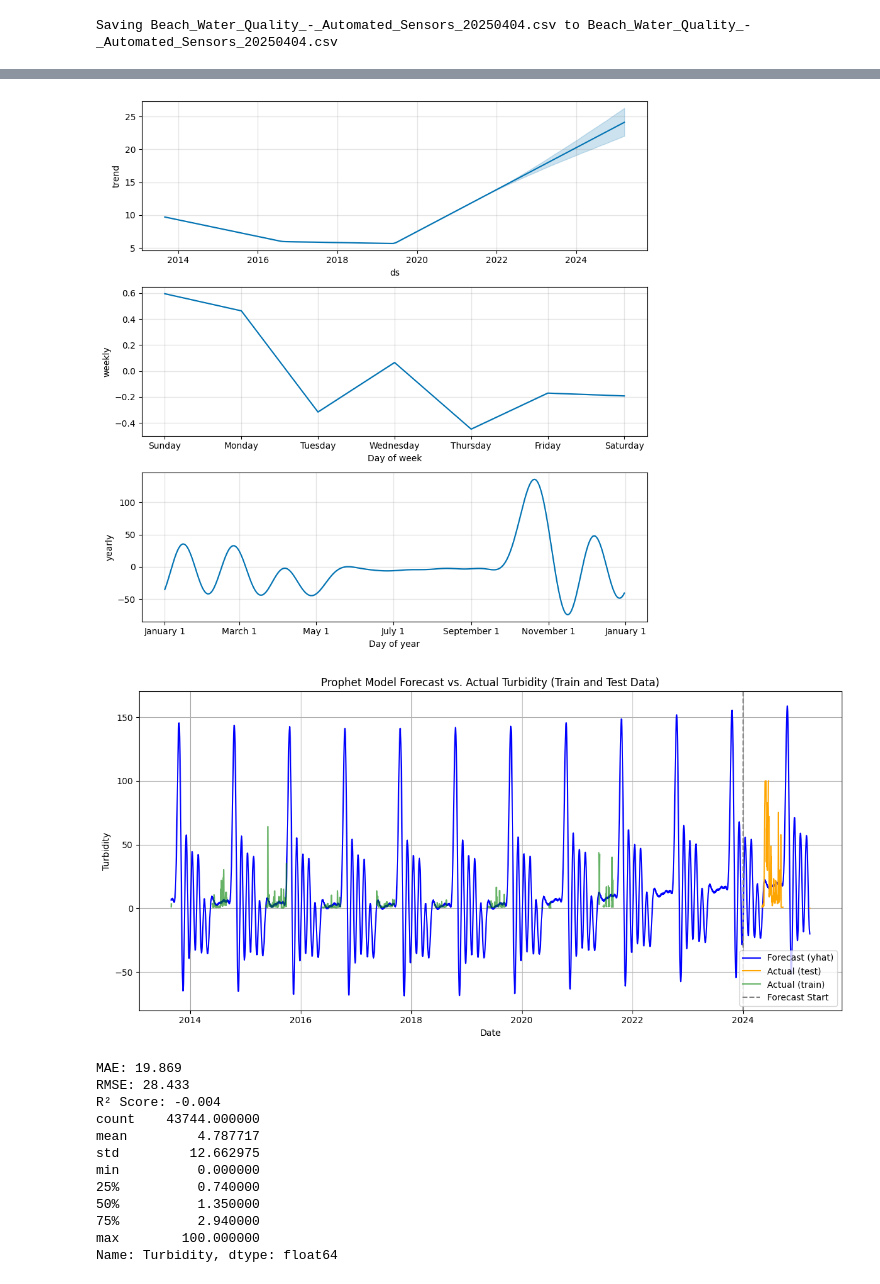
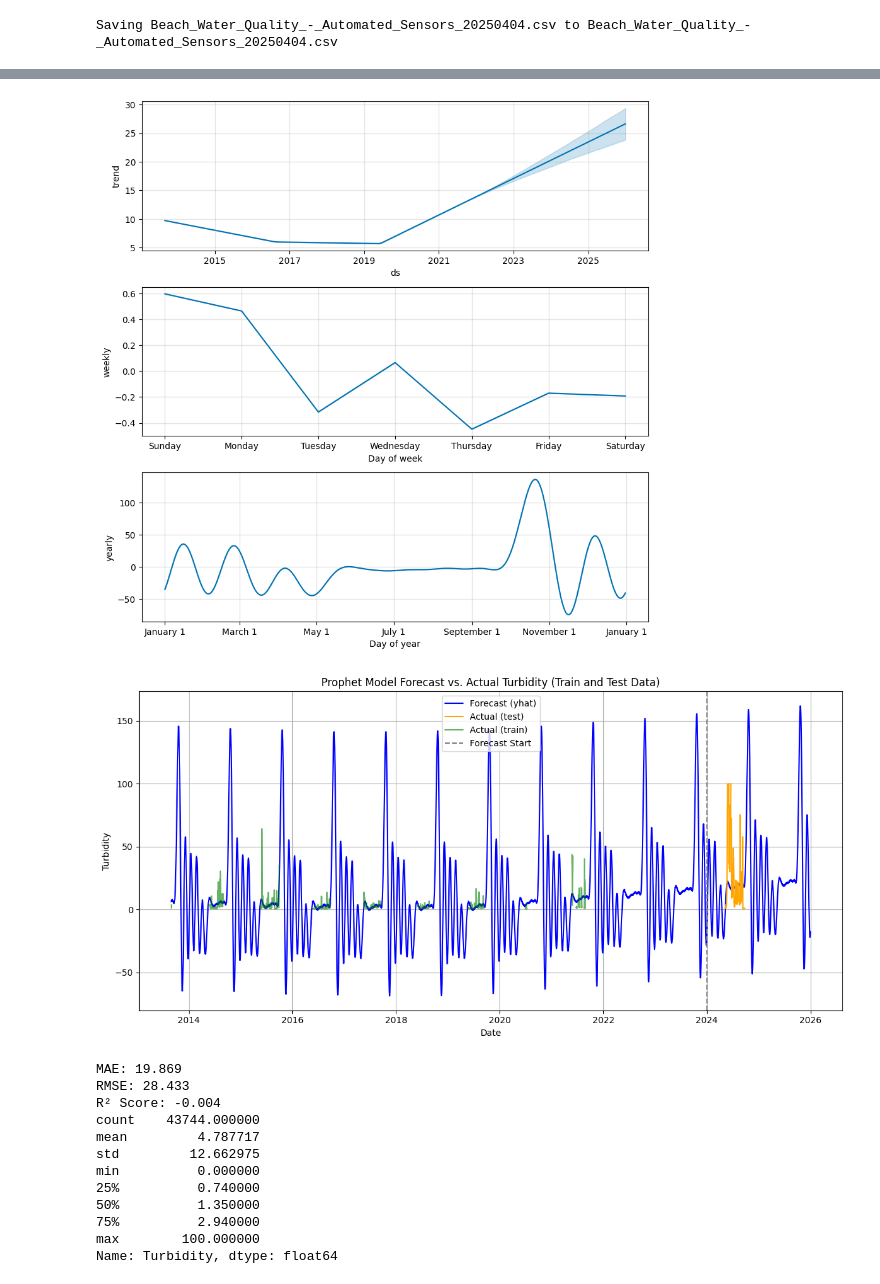
Before and after one commit to adedoyin-a/water-pollution-prediction, a Jupyter notebook: Water_Quality_Time_Series_Forecasting_with_Prophet.ipynb, the cells around one changed output, grey strips where cells are left out. Cells and saved outputs as stored; diff of their text form; code cells hidden in the pictures.

```diff
--- a/Water_Quality_Time_Series_Forecasting_with_Prophet.ipynb
+++ b/Water_Quality_Time_Series_Forecasting_with_Prophet.ipynb
@@ -49,9 +49,6 @@ df['Measurement Timestamp'] = pd.to_datetime(df['Measurement Timestamp'])
 
 df_daily = df.set_index('Measurement Timestamp').resample('D').mean().reset_index()
 
-# Apply log transformation to turbidity (for stabilization)
-# df_daily['y_log'] = np.log1p(df_daily['Turbidity'])
-
 # Create Prophet-compatible DataFrame
 df_prophet = df_daily[['Measurement Timestamp', 'Turbidity']].rename(
     columns={'Measurement Timestamp': 'ds', 'Turbidity': 'y'}
@@ -68,17 +65,20 @@ model = Prophet(yearly_seasonality=True, seasonality_prior_scale=10.0)
 # Fit the model to the data
 model.fit(train)
 
-# Predict on test data for the next 2 years
+# Check how many days are in the test dataset and forecast beyond end of training dataset
 
-future = model.make_future_dataframe(periods=len(test), freq='D')
+print("Length of test set:", len(test))
+print("Test set starts on:", test['ds'].min())
+print("Test set ends on:", test['ds'].max())
+
+future = model.make_future_dataframe(periods=730, freq='D')
 forecast = model.predict(future)
 
-
-# Predict on the full dataset (so we can compare with actuals)
-# forecast = model.predict(df_prophet[['ds']])
-
-# Inverse log transformation on the forecast to get back to original scale
-# forecast['yhat'] = np.expm1(forecast['yhat'])
+# Print first few rows and last few rows of future forecast dataframe
+print("\nFuture DataFrame head:")
+print(future.head())
+print("\nFuture DataFrame tail:")
+print(future.tail())
 
 # Plot the forecast
 fig1 = model.plot(forecast)
@@ -157,14 +176,14 @@ INFO:cmdstanpy:Chain [1] done processing
-[figure, old version]
+[figure, new version]
-[figure, old version]
+[figure, new version]
-MAE: 19.869
-RMSE: 28.433
-R² Score: -0.004
-count    43744.000000
-mean         4.787717
-std         12.662975
-min          0.000000
-25%          0.740000
-50%          1.350000
-75%          2.940000
-max        100.000000
-Name: Turbidity, dtype: float64
+MAE: 19.869
+RMSE: 28.433
+R² Score: -0.004
+count    43744.000000
+mean         4.787717
+std         12.662975
+min          0.000000
+25%          0.740000
+50%          1.350000
+75%          2.940000
+max        100.000000
+Name: Turbidity, dtype: float64
```
Also changed, not shown: parts of 1 cell of this notebook.
